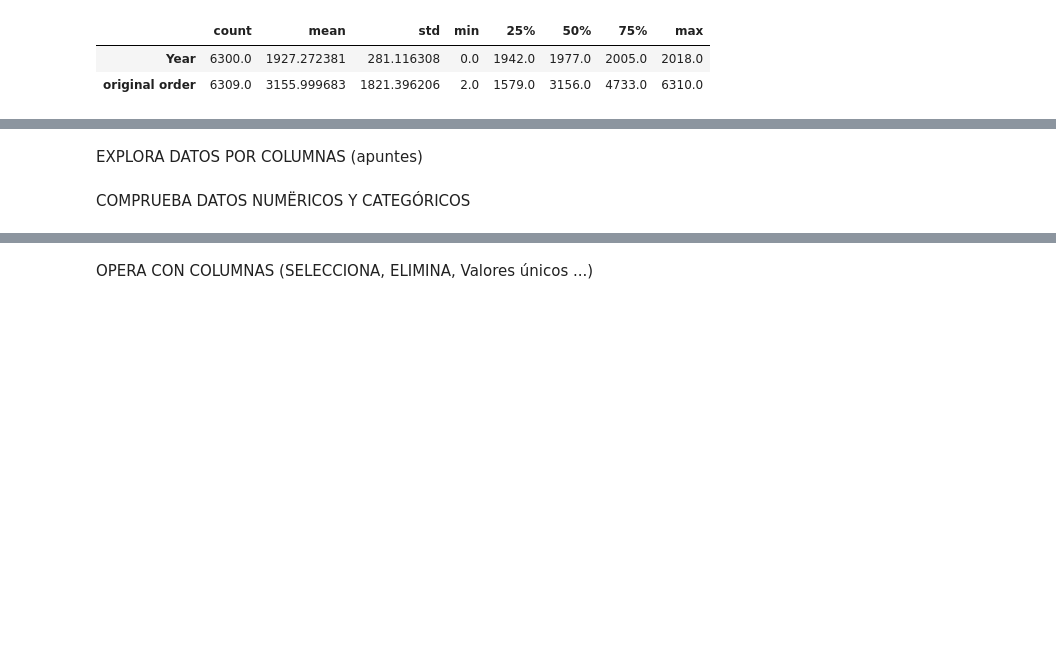
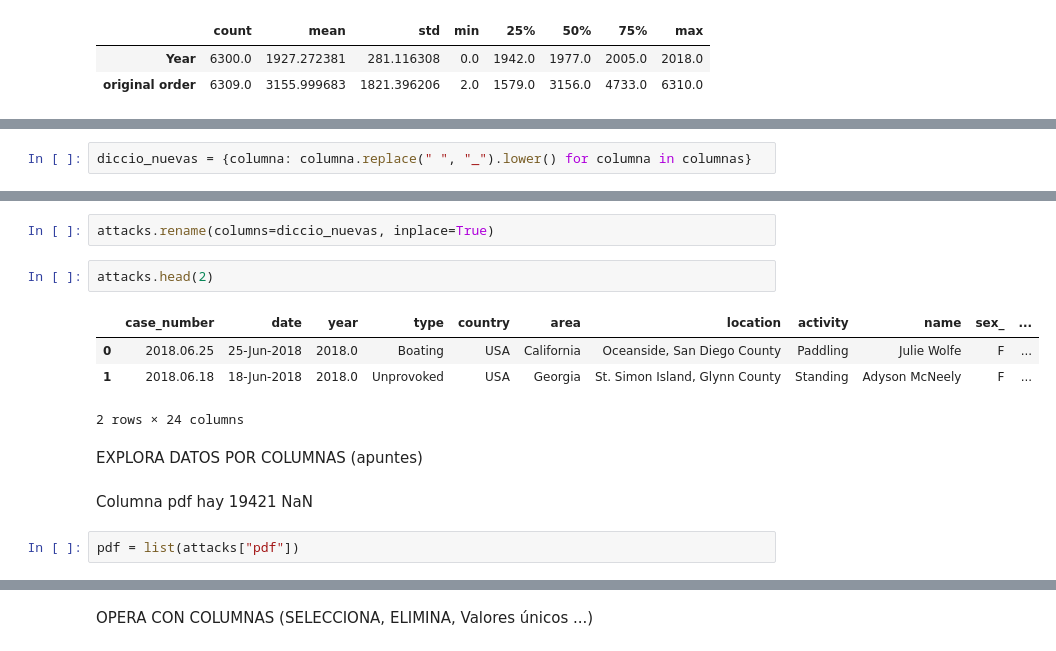
Before and after one commit to jesuschao/data-cleaning-pandas, a Jupyter notebook: your-code/clean.ipynb, the cells around one changed output, grey strips where cells are left out. Drawn from its saved outputs; the diff is of its cells as text; blank space fills up the shorter version.

```diff
--- a/your-code/clean.ipynb
+++ b/your-code/clean.ipynb
@@ -108,0 +156,2 @@ attacks.describe().T
+# %%
+diccio_nuevas = {columna: columna.replace(" ", "_").lower() for columna in columnas}
@@ -109,4 +185,15 @@ attacks.describe().T
+# %%
+attacks.rename(columns=diccio_nuevas, inplace=True)
+# %%
+attacks.head(2)
+# %% [output]
+|  | case_number | date | year | type | country | area | location | activity | name | sex_ | ... |
+| 0 | 2018.06.25 | 25-Jun-2018 | 2018.0 | Boating | USA | California | Oceanside, San Diego County | Paddling | Julie Wolfe | F | ... |
+| 1 | 2018.06.18 | 18-Jun-2018 | 2018.0 | Unprovoked | USA | Georgia | St. Simon Island, Glynn County | Standing | Adyson McNeely | F | ... |
+2 rows × 24 columns
 # %% [markdown]
 EXPLORA DATOS POR COLUMNAS (apuntes)
-# %% [markdown]
-COMPRUEBA DATOS NUMËRICOS Y CATEGÓRICOS
+# %% [markdown]
+Columna pdf hay 19421 NaN
+# %%
+pdf = list(attacks["pdf"])
```
Also changed, not shown: parts of 20 cells of this notebook.
